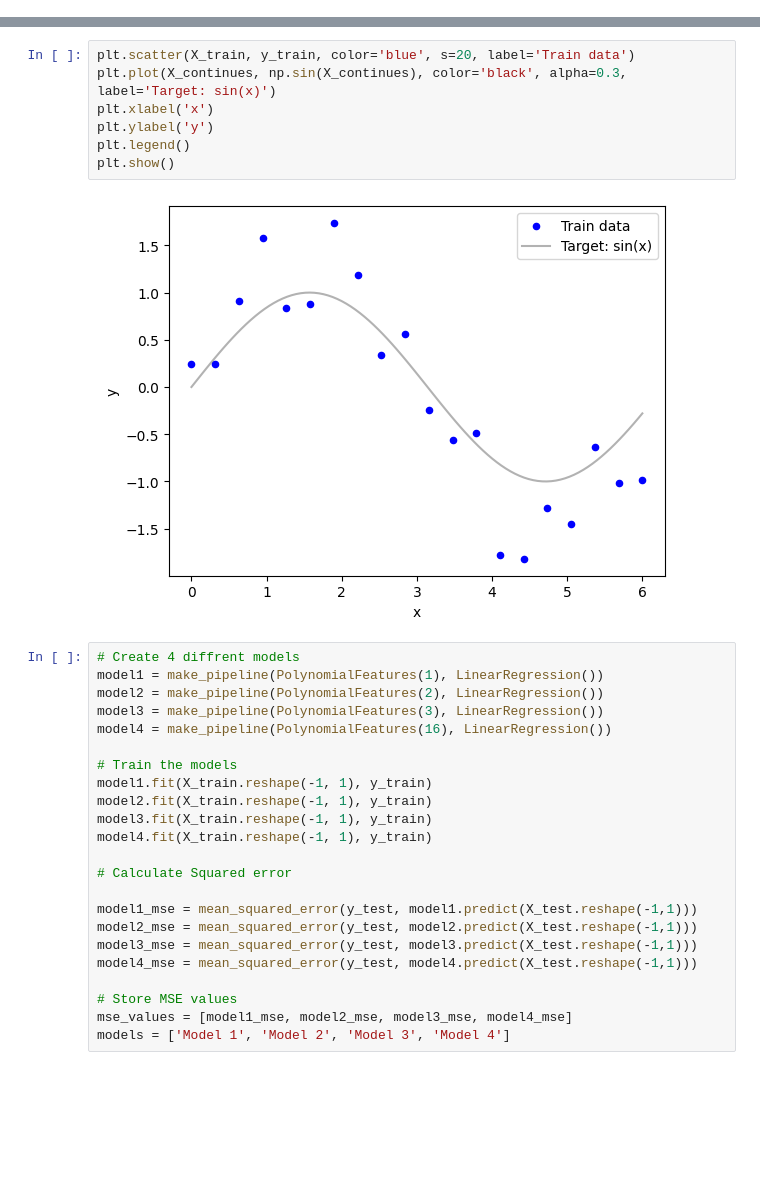
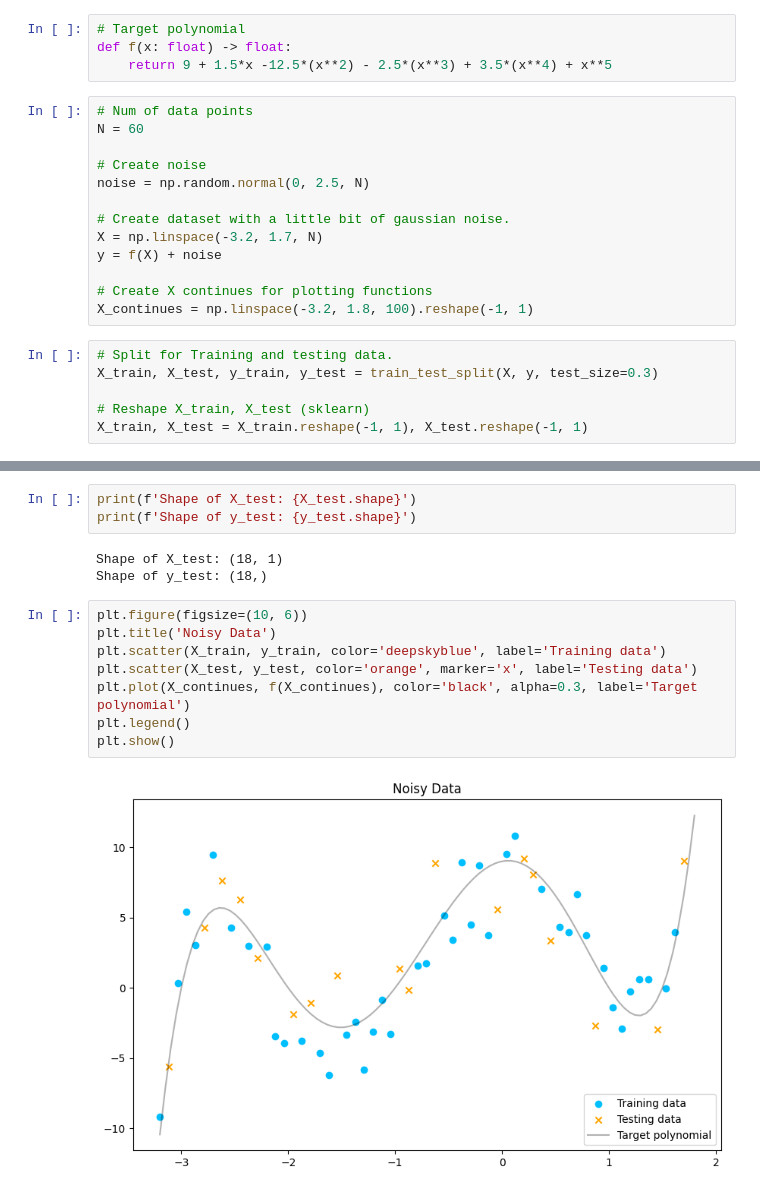
Before and after one commit to raphsenn/ai-notebooks, a Jupyter notebook: machine_learning/regularization/bias_variance_tradeoff.ipynb, the cells around one changed output, grey strips where cells are left out. Drawn from its saved outputs; the diff is of its cells as text; blank space fills up the shorter version.

```diff
--- a/machine_learning/regularization/bias_variance_tradeoff.ipynb
+++ b/machine_learning/regularization/bias_variance_tradeoff.ipynb
@@ -62,0 +105,23 @@ y_test = np.sin(X_test) + noise_2
+# %%
+# Target polynomial
+def f(x: float) -> float:
+    return 9 + 1.5*x -12.5*(x**2) - 2.5*(x**3) + 3.5*(x**4) + x**5
+# %%
+# Num of data points
+N = 60
+
+# Create noise
+noise = np.random.normal(0, 2.5, N)
+
+# Create dataset with a little bit of gaussian noise.
+X = np.linspace(-3.2, 1.7, N)
+y = f(X) + noise
+
+# Create X continues for plotting functions
+X_continues = np.linspace(-3.2, 1.8, 100).reshape(-1, 1)
+# %%
+# Split for Training and testing data.
+X_train, X_test, y_train, y_test = train_test_split(X, y, test_size=0.3)
+
+# Reshape X_train, X_test (sklearn)
+X_train, X_test = X_train.reshape(-1, 1), X_test.reshape(-1, 1)
@@ -63,32 +134,16 @@ y_test = np.sin(X_test) + noise_2
+# %%
+print(f'Shape of X_test: {X_test.shape}')
+print(f'Shape of y_test: {y_test.shape}')
+# %% [output]
+Shape of X_test: (18, 1)
+Shape of y_test: (18,)
 # %%
-plt.scatter(X_train, y_train, color='blue', s=20, label='Train data')
-plt.plot(X_continues, np.sin(X_continues), color='black', alpha=0.3, label='Target: sin(x)')
-plt.xlabel('x')
-plt.ylabel('y')
+plt.figure(figsize=(10, 6))
+plt.title('Noisy Data')
+plt.scatter(X_train, y_train, color='deepskyblue', label='Training data')
+plt.scatter(X_test, y_test, color='orange', marker='x', label='Testing data')
+plt.plot(X_continues, f(X_continues), color='black', alpha=0.3, label='Target polynomial')
 plt.legend()
 plt.show()
 # %% [output]
-[figure, old version]
+[figure, new version]
-# %%
-# Create 4 diffrent models
-model1 = make_pipeline(PolynomialFeatures(1), LinearRegression())
-model2 = make_pipeline(PolynomialFeatures(2), LinearRegression())
-model3 = make_pipeline(PolynomialFeatures(3), LinearRegression())
-model4 = make_pipeline(PolynomialFeatures(16), LinearRegression())
-
-# Train the models
-model1.fit(X_train.reshape(-1, 1), y_train)
-model2.fit(X_train.reshape(-1, 1), y_train)
-model3.fit(X_train.reshape(-1, 1), y_train)
-model4.fit(X_train.reshape(-1, 1), y_train)
-
-# Calculate Squared error
-
-model1_mse = mean_squared_error(y_test, model1.predict(X_test.reshape(-1,1)))
-model2_mse = mean_squared_error(y_test, model2.predict(X_test.reshape(-1,1)))
-model3_mse = mean_squared_error(y_test, model3.predict(X_test.reshape(-1,1)))
-model4_mse = mean_squared_error(y_test, model4.predict(X_test.reshape(-1,1)))
-
-# Store MSE values
-mse_values = [model1_mse, model2_mse, model3_mse, model4_mse]
-models = ['Model 1', 'Model 2', 'Model 3', 'Model 4']
```
Also changed, not shown: parts of 19 cells of this notebook, 4 other files.
